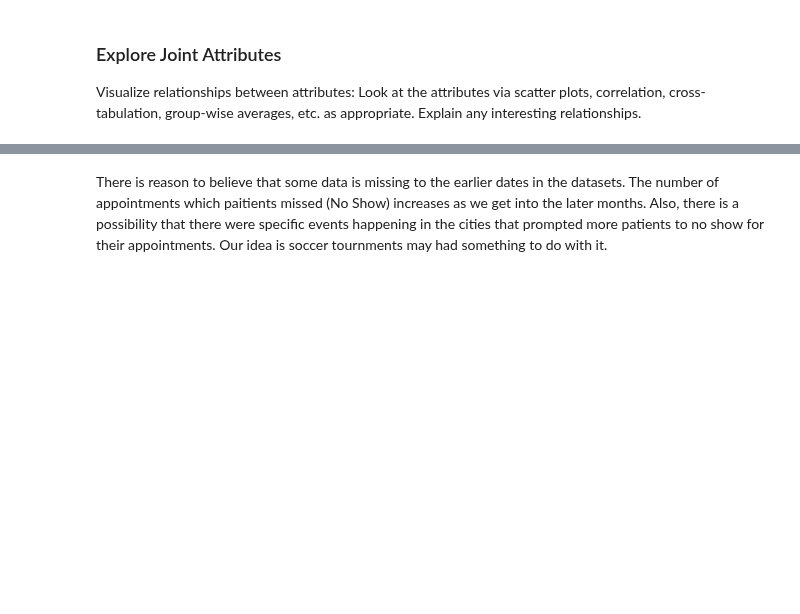
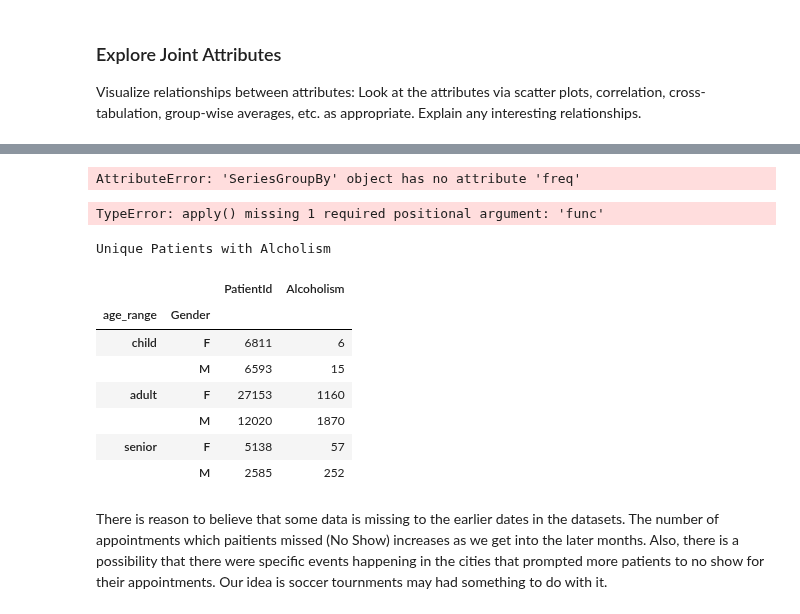
Before and after one commit to cdmorgan103/7331DataMiningNoShow, a Jupyter notebook: 7331DataMiningNoShow_CR.ipynb, the cells around one changed output, grey strips where cells are left out. Cells and saved outputs as stored; diff of their text form; code cells hidden in the pictures; blank space fills up the shorter version.

```diff
--- a/7331DataMiningNoShow_CR.ipynb
+++ b/7331DataMiningNoShow_CR.ipynb
@@ -437,0 +446,5 @@ plot_by_DOW.set_ylabel('Total No Show Appointments')
+# %%
+#change datatype of categorical variables for summary tables below
+categ_features = ['Scholarship', 'Hypertension', 'Diabetes',
+                  'Alcoholism', 'Handicap', 'SMSReceived']
+df[categ_features] = df[categ_features].astype('int64')
@@ -438,3 +474,29 @@ plot_by_DOW.set_ylabel('Total No Show Appointments')
+# %%
+agerange_by_gender_HT = df.groupby(['age_range','Gender']).agg({'PatientId':'nunique','Hypertension':'freq'})
+print("Unique Patients with Hypertension")
+agerange_by_gender_HT
+# %% [output]
+AttributeError: 'SeriesGroupBy' object has no attribute 'freq'
+# %%
+agerange_by_gender_DB = df.groupby(['age_range','Gender']).agg({'PatientId':'nunique','Diabetes':['apply']})
+print("Unique Patients with Diabetes")
+agerange_by_gender_DB
+# %% [output]
+TypeError: apply() missing 1 required positional argument: 'func'
+# %%
+agerange_by_gender_AC = df.groupby(['age_range','Gender']).agg({'PatientId':'nunique','Alcoholism':'sum'})
+print("Unique Patients with Alcholism")
+agerange_by_gender_AC
+# %% [output]
+Unique Patients with Alcholism
+|  |  | PatientId | Alcoholism |
+| age_range | Gender |  |  |
+| child | F | 6811 | 6 |
+|  | M | 6593 | 15 |
+| adult | F | 27153 | 1160 |
+|  | M | 12020 | 1870 |
+| senior | F | 5138 | 57 |
+|  | M | 2585 | 252 |
 # %%
 daily_noshows = df.groupby(['ScheduledDay','ScheduledDOW','NoShow']).size()
 print(daily_noshows)
```
Also changed, not shown: parts of 26 cells of this notebook.
